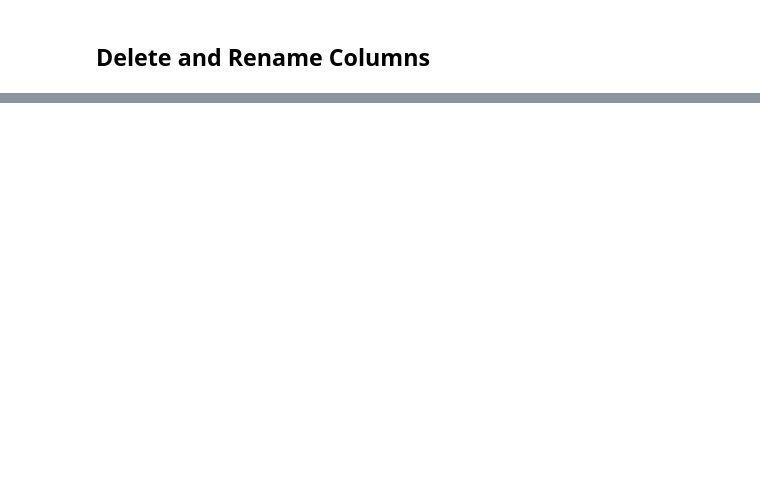
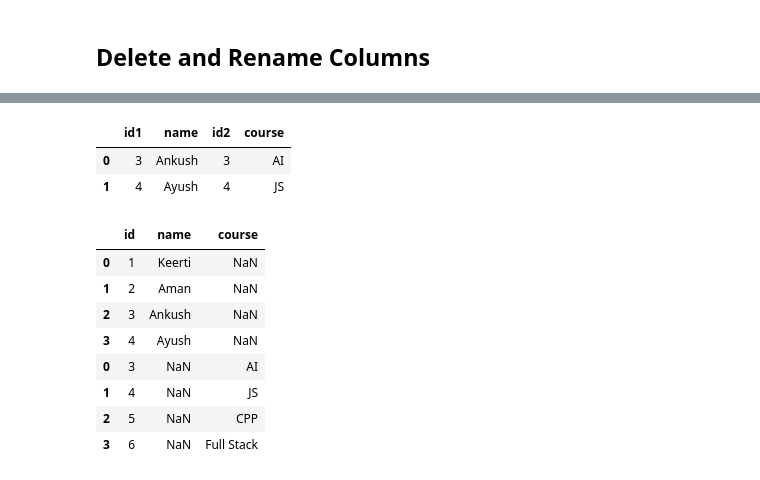
Before and after one commit to AakashGaur03/python-pandas, a Jupyter notebook: pandasV1.ipynb, the cells around one changed output, grey strips where cells are left out. Drawn from its saved outputs; the diff is of its cells as text; code cells hidden in the pictures; blank space fills up the shorter version.

Commit message:
Pandas Completed
Merge, Join & Concatenate DataFrames

Handling Null Values
Delete row or columns that contains NULL

```diff
--- a/pandasV1.ipynb
+++ b/pandasV1.ipynb
@@ -228,0 +892,41 @@ obesity_data.head()
+# %%
+df3 = pd.DataFrame({
+    'id1':[1,2,3,4],
+    'name':['Keerti','Aman','Ankush','Ayush'],
+})
+
+df4 = pd.DataFrame({
+    'id2':[3,4,5,6],
+    'course':['AI','JS','CPP','Full Stack'],
+})
+
+inner_result = pd.merge(df3,df4,how="inner",left_on="id1",right_on="id2")
+# Left on and right on can be specified when differnet column names
+inner_result
+# %% [output]
+|  | id1 | name | id2 | course |
+| 0 | 3 | Ankush | 3 | AI |
+| 1 | 4 | Ayush | 4 | JS |
+# %%
+df5 = pd.DataFrame({
+    'id':[1,2,3,4],
+    'name':['Keerti','Aman','Ankush','Ayush'],
+})
+
+df6 = pd.DataFrame({
+    'id':[3,4,5,6],
+    'course':['AI','JS','CPP','Full Stack'],
+})
+
+result = pd.concat([df5,df6],axis=0) # Vertically
+result
+# %% [output]
+|  | id | name | course |
+| 0 | 1 | Keerti | NaN |
+| 1 | 2 | Aman | NaN |
+| 2 | 3 | Ankush | NaN |
+| 3 | 4 | Ayush | NaN |
+| 0 | 3 | NaN | AI |
+| 1 | 4 | NaN | JS |
+| 2 | 5 | NaN | CPP |
+| 3 | 6 | NaN | Full Stack |
```
Also changed, not shown: parts of 76 cells of this notebook.
